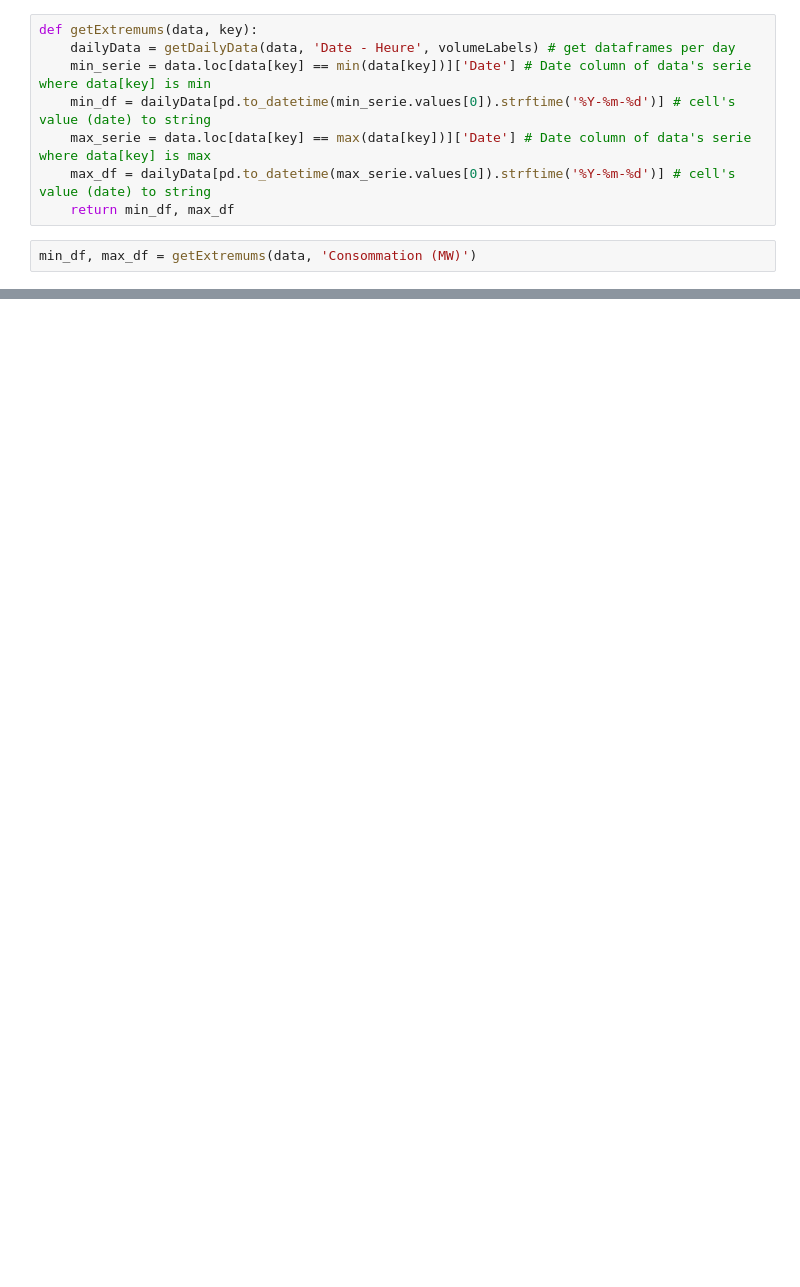
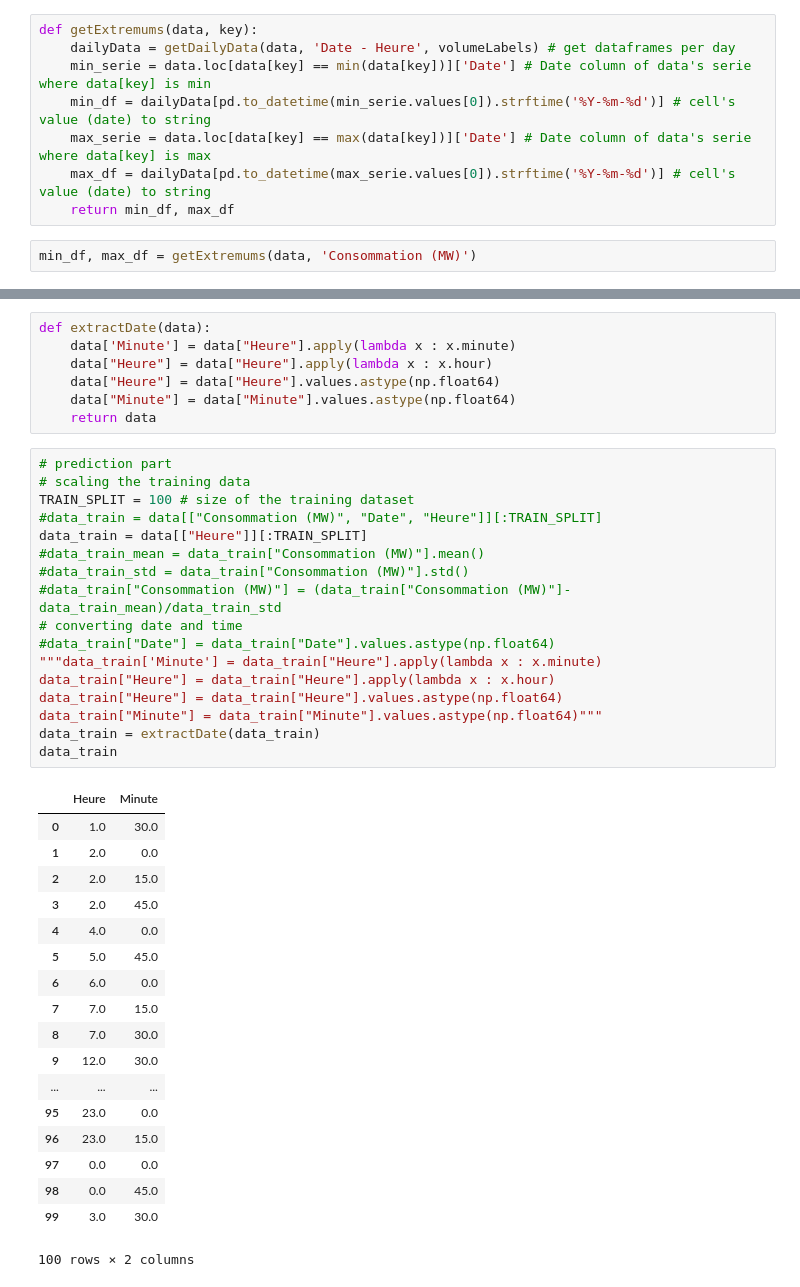
Before and after one commit to NicolasLacroix/data-representation, a Jupyter notebook: notebooks/consumption.ipynb, the cells around one changed output, grey strips where cells are left out. Saved outputs shown, nothing was run; the diff lists cells and outputs as text; blank space fills up the shorter version.

```diff
--- a/notebooks/consumption.ipynb
+++ b/notebooks/consumption.ipynb
@@ -150,0 +184,43 @@ Text(0, 0.5, '')
+# %%
+def extractDate(data):
+    data['Minute'] = data["Heure"].apply(lambda x : x.minute)
+    data["Heure"] = data["Heure"].apply(lambda x : x.hour)
+    data["Heure"] = data["Heure"].values.astype(np.float64)
+    data["Minute"] = data["Minute"].values.astype(np.float64)
+    return data
+# %%
+# prediction part
+# scaling the training data
+TRAIN_SPLIT = 100 # size of the training dataset
+#data_train = data[["Consommation (MW)", "Date", "Heure"]][:TRAIN_SPLIT]
+data_train = data[["Heure"]][:TRAIN_SPLIT]
+#data_train_mean = data_train["Consommation (MW)"].mean()
+#data_train_std = data_train["Consommation (MW)"].std()
+#data_train["Consommation (MW)"] = (data_train["Consommation (MW)"]-data_train_mean)/data_train_std
+# converting date and time
+#data_train["Date"] = data_train["Date"].values.astype(np.float64)
+"""data_train['Minute'] = data_train["Heure"].apply(lambda x : x.minute)
+data_train["Heure"] = data_train["Heure"].apply(lambda x : x.hour)
+data_train["Heure"] = data_train["Heure"].values.astype(np.float64)
+data_train["Minute"] = data_train["Minute"].values.astype(np.float64)"""
+data_train = extractDate(data_train)
+data_train
+# %% [output]
+|  | Heure | Minute |
+| 0 | 1.0 | 30.0 |
+| 1 | 2.0 | 0.0 |
+| 2 | 2.0 | 15.0 |
+| 3 | 2.0 | 45.0 |
+| 4 | 4.0 | 0.0 |
+| 5 | 5.0 | 45.0 |
+| 6 | 6.0 | 0.0 |
+| 7 | 7.0 | 15.0 |
+| 8 | 7.0 | 30.0 |
+| 9 | 12.0 | 30.0 |
+| ... | ... | ... |
+| 95 | 23.0 | 0.0 |
+| 96 | 23.0 | 15.0 |
+| 97 | 0.0 | 0.0 |
+| 98 | 0.0 | 45.0 |
+| 99 | 3.0 | 30.0 |
+100 rows × 2 columns
```
Also changed, not shown: parts of 16 cells of this notebook.
